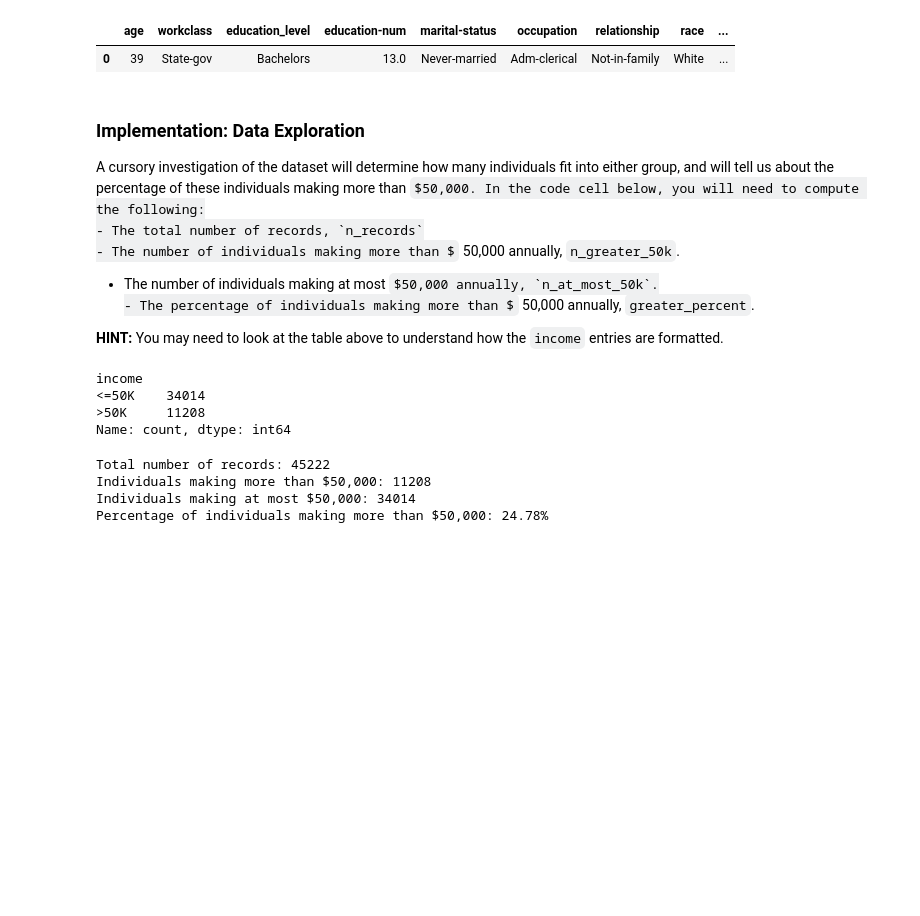
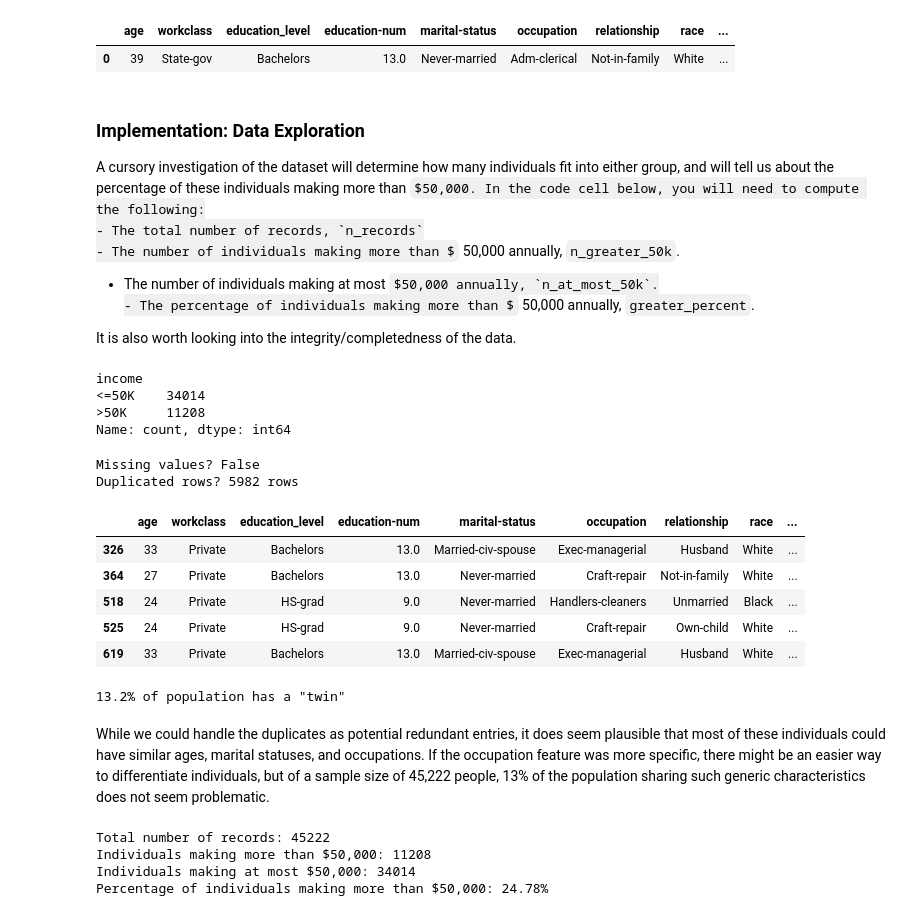
Before and after one commit to birbarino/Python-Projects, a Jupyter notebook: machine-learning/sup-ml-project/finding_donors.ipynb, the cells around one changed output. Drawn from its saved outputs; the diff is of its cells as text; code cells hidden in the pictures; some formulas as TeX source; blank space fills up the shorter version.

Commit message:
we're almost there!

```diff
--- a/machine-learning/sup-ml-project/finding_donors.ipynb
+++ b/machine-learning/sup-ml-project/finding_donors.ipynb
@@ -42,7 +40,7 @@ A cursory investigation of the dataset will determine how many individuals fit i
 - The number of individuals making at most $50,000 annually, `n_at_most_50k`.
 - The percentage of individuals making more than $50,000 annually, `greater_percent`.
 
-**HINT:** You may need to look at the table above to understand how the `income` entries are formatted.
+It is also worth looking into the integrity/completedness of the data.
 # %%
 data.income.value_counts()
 # %% [output]
@@ -50,5 +48,27 @@ income
 <=50K    34014
 >50K     11208
 Name: count, dtype: int64
+# %%
+print(f"Missing values? {data.isna().any().any()}")
+print(f"Duplicated rows? {data.duplicated().sum()} rows")
+# %% [output]
+Missing values? False
+Duplicated rows? 5982 rows
+# %%
+dupes = data[data.duplicated()]
+dupes.head()
+# %% [output]
+|  | age | workclass | education_level | education-num | marital-status | occupation | relationship | race | ... |
+| 326 | 33 | Private | Bachelors | 13.0 | Married-civ-spouse | Exec-managerial | Husband | White | ... |
+| 364 | 27 | Private | Bachelors | 13.0 | Never-married | Craft-repair | Not-in-family | White | ... |
+| 518 | 24 | Private | HS-grad | 9.0 | Never-married | Handlers-cleaners | Unmarried | Black | ... |
+| 525 | 24 | Private | HS-grad | 9.0 | Never-married | Craft-repair | Own-child | White | ... |
+| 619 | 33 | Private | Bachelors | 13.0 | Married-civ-spouse | Exec-managerial | Husband | White | ... |
+# %%
+print(f"{100 * (dupes.shape[0] / data.shape[0]):.1f}% of population has a \"twin\"")
+# %% [output]
+13.2% of population has a "twin"
+# %% [markdown]
+While we could handle the duplicates as potential redundant entries, it does seem plausible that most of these individuals could have similar ages, marital statuses, and occupations. If the occupation feature was more specific, there might be an easier way to differentiate individuals, but of a sample size of 45,222 people, 13% of the population sharing such generic characteristics does not seem problematic.
 # %%
 n_records = data.shape[0]
```
Also changed, not shown: parts of 10 cells of this notebook.
